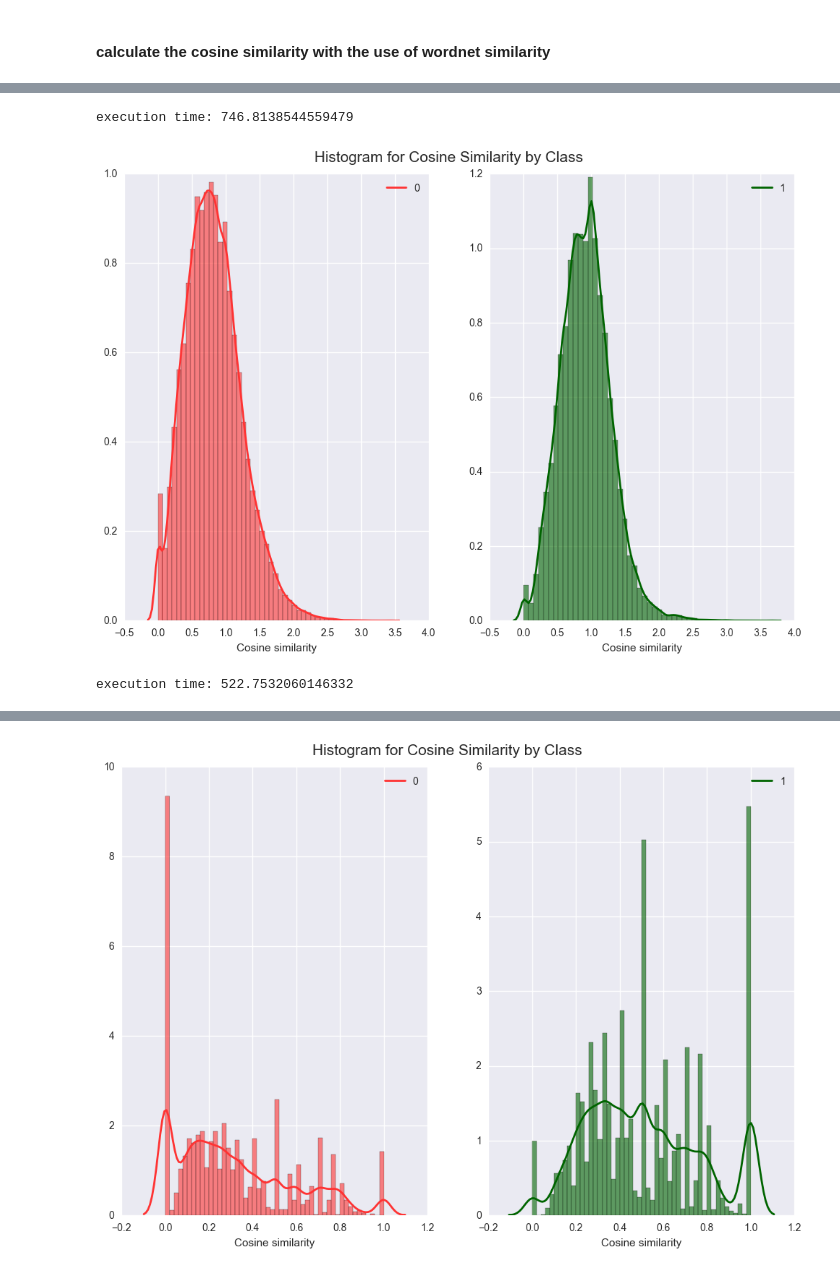
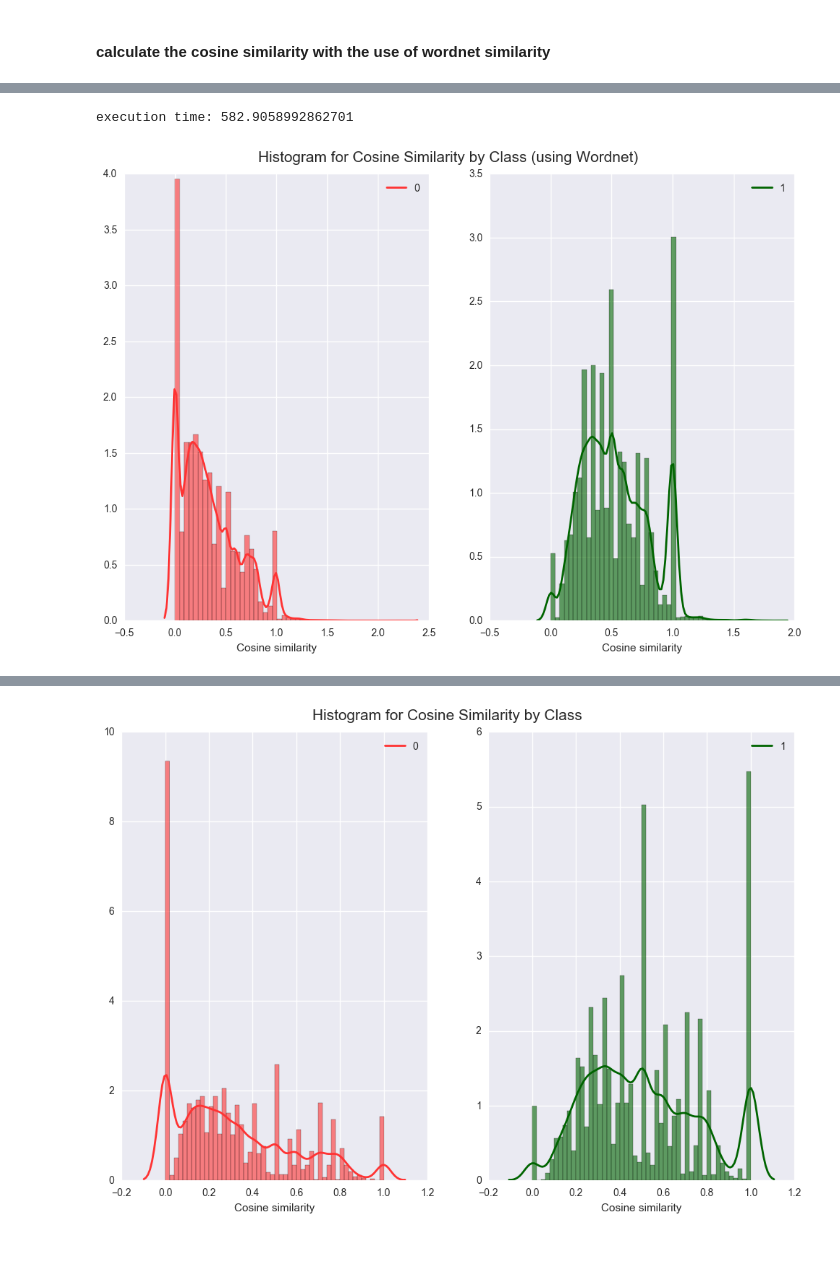
Before and after one commit to lwkuant/Side_project_Duplicate_question_detector, a Jupyter notebook: Duplicate_question_detector.ipynb, the cells around one changed output, grey strips where cells are left out. Drawn from its saved outputs; the diff is of its cells as text; code cells hidden in the pictures.

```diff
--- a/Duplicate_question_detector.ipynb
+++ b/Duplicate_question_detector.ipynb
@@ -322,17 +321,19 @@ execution time: 3.67824125289917
 # %%
 ### Calculate the modified-form cosine similarity
 
-def cal_cos_sim(df):
+def cal_cos_sim_wordnet(df):
 
     from nltk.corpus import wordnet as wn
     from sklearn.feature_extraction.text import TfidfVectorizer
 
+    threshold = 0.8
+
     cos_sim = []
 
-    for i in range(len(df)):
+    for ind in range(len(df)):
 
         try:
-            corpus = [df['q1_pos_lem_con'][i], df['q2_pos_lem_con'][i]]
+            corpus = [df['q1_pos_lem_con'][ind], df['q2_pos_lem_con'][ind]]
             vectorizer = TfidfVectorizer()
             tf_mat = vectorizer.fit_transform(corpus).todense()
             vec_1 = np.array(tf_mat[0])
@@ -348,7 +349,13 @@ def cal_cos_sim(df):
                             mat[i, j] = 1
                         else:
                             try:
-                                mat[i, j] = wn.synset(name_vec[i][:-1]+'.'+name_vec[i][-1]+'.01').wup_similarity(wn.synset(name_vec[j][:-1]+'.'+name_vec[j][-1]+'.01'))
+                                score = wn.synset(name_vec[i][:-1]+'.'+name_vec[i][-1]+'.01').wup_similarity(wn.synset(name_vec[j][:-1]+'.'+name_vec[j][-1]+'.01'))
+                                if score == None:
+                                    mat[i, j] = 0
+                                elif score >= threshold:
+                                    mat[i, j] = score
+                                else:
+                                    mat[i, j] = 0
                             except:
                                 mat[i, j] = 0
                 mat[np.isnan(mat)] = 0
@@ -361,71 +368,25 @@ def cal_cos_sim(df):
     return cos_sim
 
 start_time = time.time()
-df_tr['cos_sim'] = cal_cos_sim(df_tr)
+df_tr['cos_sim'] = cal_cos_sim_wordnet(df_tr)
 print('execution time:', (time.time() - start_time))
 # %% [output]
-execution time: 746.8138544559479
+execution time: 582.9058992862701
 # %%
 df_tr['cos_sim'][np.isnan(df_tr['cos_sim'].values)] = 0
 # %%
 color_list = ['#FF3333', '#006400']
 
 fig = plt.figure(figsize=[12, 8])
-plt.suptitle('Histogram for Cosine Similarity by Class', fontsize=15, y=0.94)
+plt.suptitle('Histogram for Cosine Similarity by Class (using Wordnet)', fontsize=15, y=0.94)
 for ind, col in enumerate(np.unique(df['is_duplicate']), start=1):
     axes = fig.add_subplot(1, 2, ind)
     sns.distplot(df_tr['cos_sim'][df_tr['is_duplicate'].values == col].values,
                 kde_kws={'alpha':1, 'label': str(col), 'lw':2},
                 bins=50,
                 color = color_list[ind-1],
                 hist_kws={'alpha':0.6})
     axes.set_xlabel('Cosine similarity')
     axes.legend()
 # %% [output]
-[figure, old version]
+[figure, new version]
-# %%
-### Calculate the modified-form cosine similarity (countvectorizer)
-
-def cal_cos_sim(df):
-
-    from nltk.corpus import wordnet as wn
-    from sklearn.feature_extraction.text import CountVectorizer
-
-    cos_sim = []
-
-    for i in range(len(df)):
-
-        try:
-            corpus = [df['q1_pos_lem_con'][i], df['q2_pos_lem_con'][i]]
-            vectorizer = CountVectorizer()
-            tf_mat = vectorizer.fit_transform(corpus).todense()
-            vec_1 = np.array(tf_mat[0])
-            vec_2 = np.array(tf_mat[1])
-            name_vec = sorted(vectorizer.vocabulary_, key=vectorizer.vocabulary_.get)
-
-            def word_sim(name_vec):
-                mat = np.zeros([len(name_vec), len(name_vec)])
-
-                for i in range(len(name_vec)):
-                    for j in range(len(name_vec)):
-                        if i == j:
-                            mat[i, j] = 1
-                        else:
-                            try:
-                                mat[i, j] = wn.synset(name_vec[i][:-1]+'.'+name_vec[i][-1]+'.01').wup_similarity(wn.synset(name_vec[j][:-1]+'.'+name_vec[j][-1]+'.01'))
-                            except:
-                                mat[i, j] = 0
-                mat[np.isnan(mat)] = 0
-                return mat
-
-            cos_sim.append(float(np.dot(vec_1, word_sim(name_vec)).dot(vec_2.T)/(np.linalg.norm(vec_1)*np.linalg.norm(vec_2))))
-        except:
-            cos_sim.append(0)
-
-    return cos_sim
-
-start_time = time.time()
-df_tr['cos_sim'] = cal_cos_sim(df_tr)
-print('execution time:', (time.time() - start_time))
-# %% [output]
-execution time: 522.7532060146332
```
Also changed, not shown: parts of 31 cells of this notebook.
